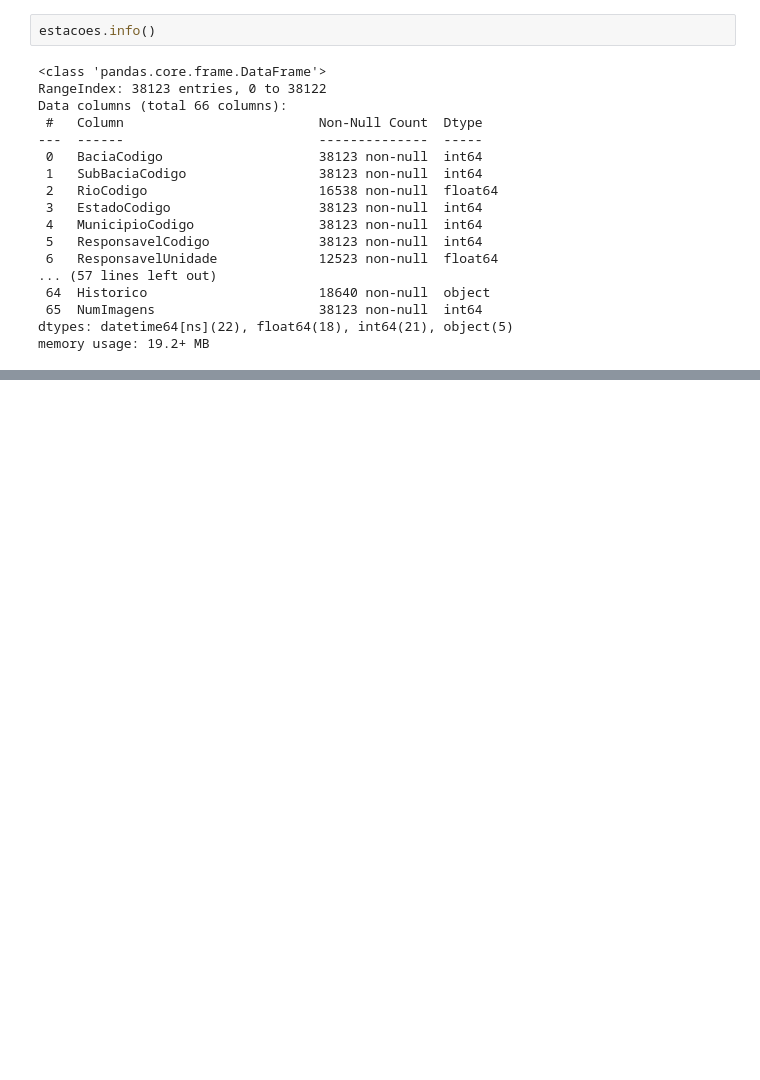
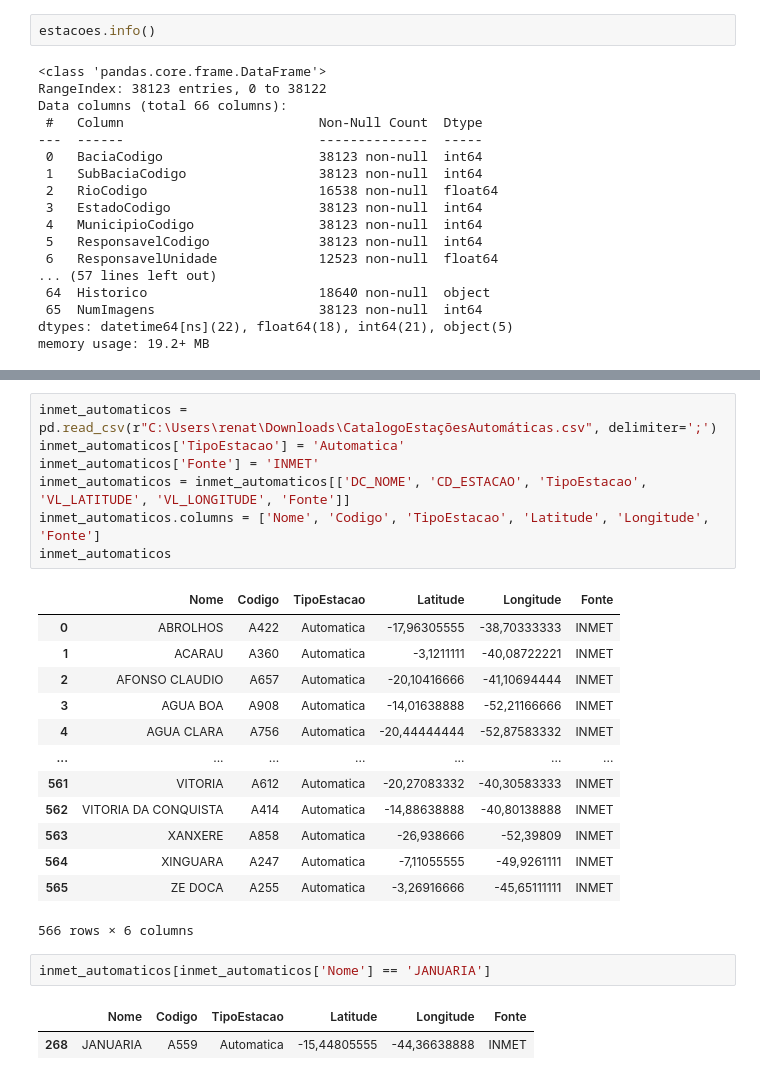
Before and after one commit to Renatolopo/Agriclima, a Jupyter notebook: app-web/AgriClima/tratamento_estacoes.ipynb, the cells around one changed output, grey strips where cells are left out. Cells and saved outputs as stored; diff of their text form; blank space fills up the shorter version.

Commit message:
Add Estaçoes INMET e Ajustes no mapa

```diff
--- a/app-web/AgriClima/tratamento_estacoes.ipynb
+++ b/app-web/AgriClima/tratamento_estacoes.ipynb
@@ -89,0 +65,26 @@ ModuleNotFoundError: No module named 'AppAgriClima'
+# %%
+inmet_automaticos = pd.read_csv(r"C:\Users\renat\Downloads\CatalogoEstaçõesAutomáticas.csv", delimiter=';')
+inmet_automaticos['TipoEstacao'] = 'Automatica'
+inmet_automaticos['Fonte'] = 'INMET'
+inmet_automaticos = inmet_automaticos[['DC_NOME', 'CD_ESTACAO', 'TipoEstacao', 'VL_LATITUDE', 'VL_LONGITUDE', 'Fonte']]
+inmet_automaticos.columns = ['Nome', 'Codigo', 'TipoEstacao', 'Latitude', 'Longitude', 'Fonte']
+inmet_automaticos
+# %% [output]
+|  | Nome | Codigo | TipoEstacao | Latitude | Longitude | Fonte |
+| 0 | ABROLHOS | A422 | Automatica | -17,96305555 | -38,70333333 | INMET |
+| 1 | ACARAU | A360 | Automatica | -3,1211111 | -40,08722221 | INMET |
+| 2 | AFONSO CLAUDIO | A657 | Automatica | -20,10416666 | -41,10694444 | INMET |
+| 3 | AGUA BOA | A908 | Automatica | -14,01638888 | -52,21166666 | INMET |
+| 4 | AGUA CLARA | A756 | Automatica | -20,44444444 | -52,87583332 | INMET |
+| ... | ... | ... | ... | ... | ... | ... |
+| 561 | VITORIA | A612 | Automatica | -20,27083332 | -40,30583333 | INMET |
+| 562 | VITORIA DA CONQUISTA | A414 | Automatica | -14,88638888 | -40,80138888 | INMET |
+| 563 | XANXERE | A858 | Automatica | -26,938666 | -52,39809 | INMET |
+| 564 | XINGUARA | A247 | Automatica | -7,11055555 | -49,9261111 | INMET |
+| 565 | ZE DOCA | A255 | Automatica | -3,26916666 | -45,65111111 | INMET |
+566 rows × 6 columns
+# %%
+inmet_automaticos[inmet_automaticos['Nome'] == 'JANUARIA']
+# %% [output]
+|  | Nome | Codigo | TipoEstacao | Latitude | Longitude | Fonte |
+| 268 | JANUARIA | A559 | Automatica | -15,44805555 | -44,36638888 | INMET |
```
Also changed, not shown: parts of 11 cells of this notebook, 11 other files.
